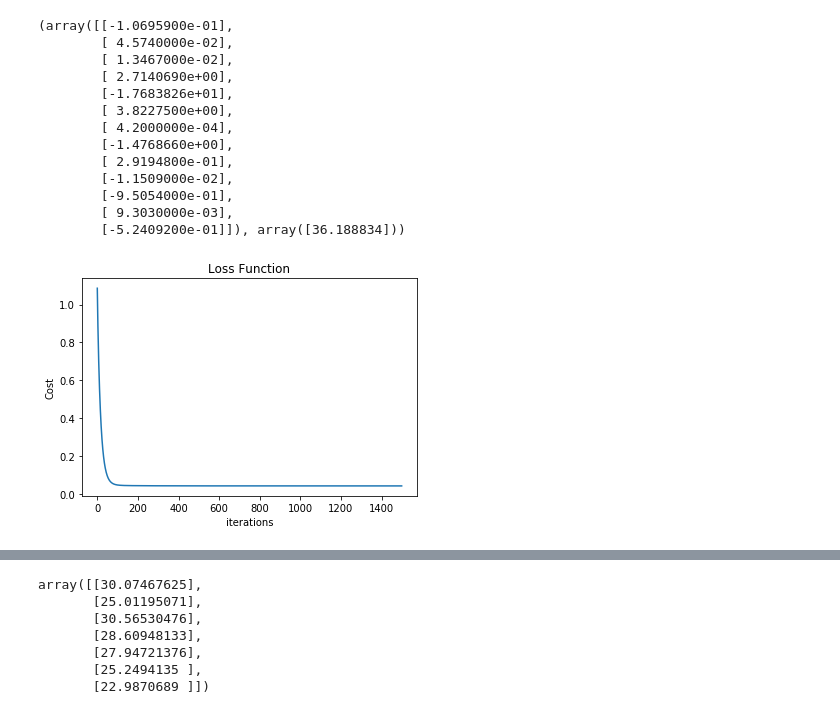
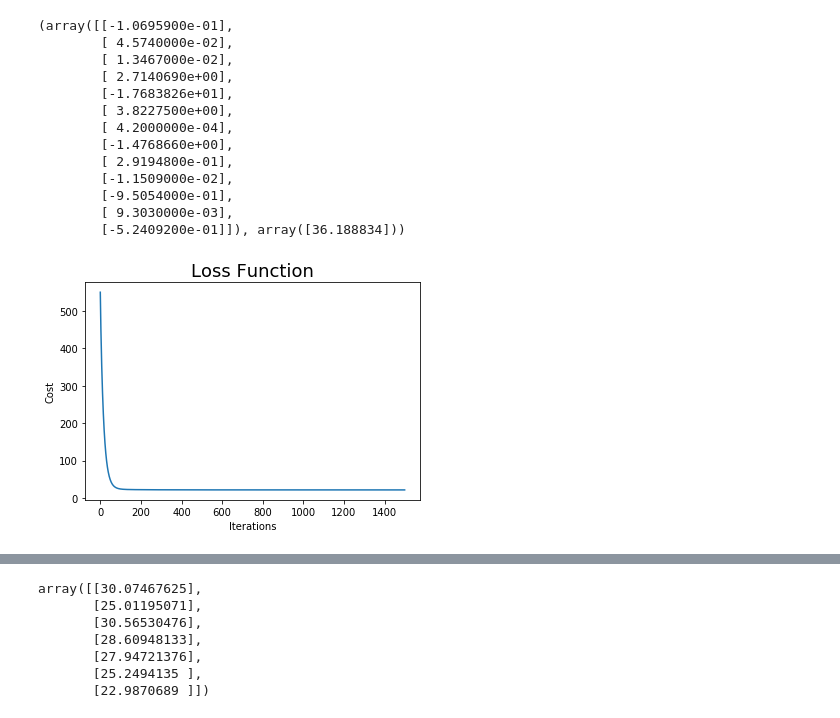
Before and after one commit to SanchayniB/FromScratch, a Jupyter notebook: notebooks/basicmodels.ipynb, the cells around one changed output, grey strips where cells are left out. Drawn from its saved outputs; the diff is of its cells as text; code cells hidden in the pictures.

Commit message:
updating plots

```diff
--- a/notebooks/basicmodels.ipynb
+++ b/notebooks/basicmodels.ipynb
@@ -52,6 +57,6 @@ reg.coef_, reg.intercept_
         [ 9.3030000e-03],
         [-5.2409200e-01]]), array([36.188834]))
 # %%
-reg.plot()
+reg.plot_cost()
 # %% [output]
-[figure, old version]
+[figure, new version]
```
Also changed, not shown: parts of 4 cells of this notebook, 1 other file.
